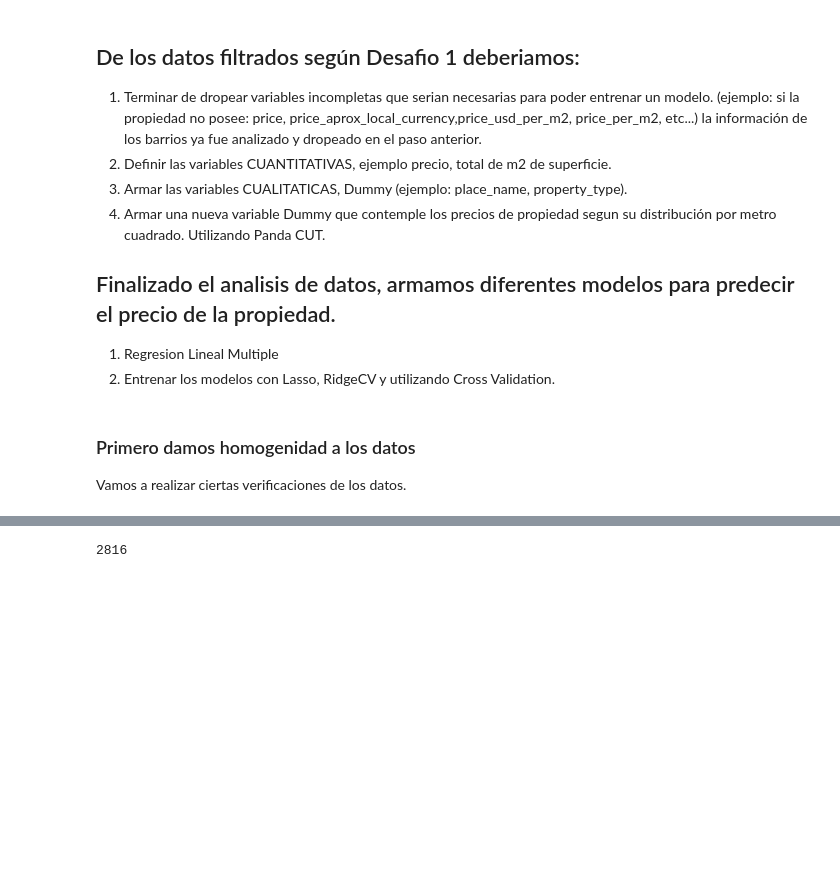
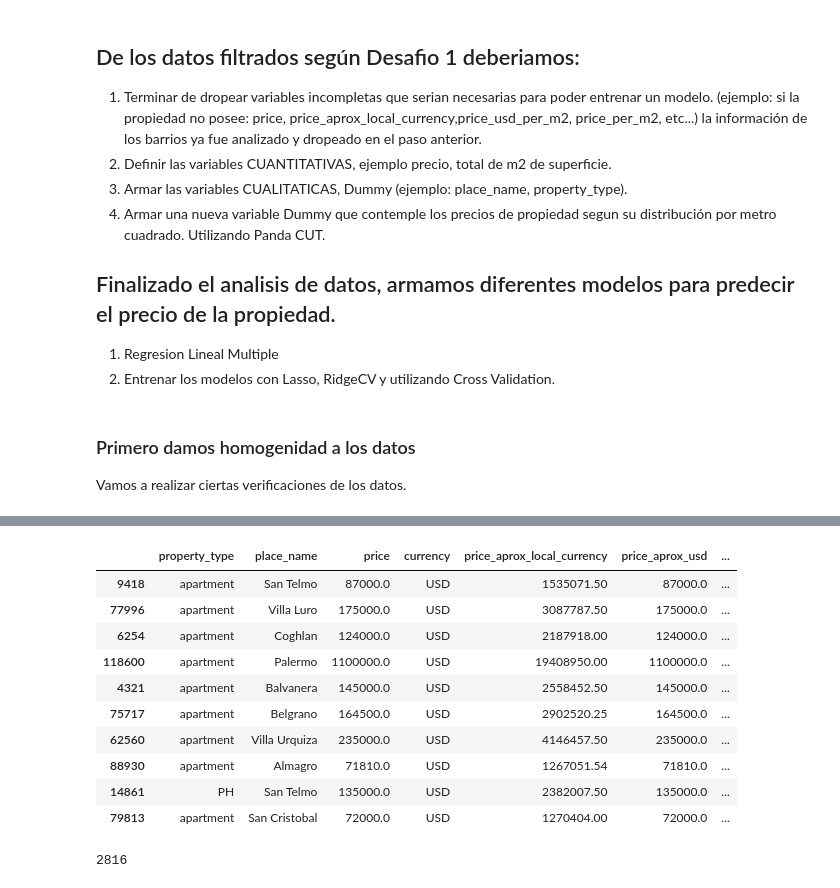
Before and after one commit to nachommm/Desafio2, a Jupyter notebook: desafio2-machine.learning.ipynb, the cells around one changed output, grey strips where cells are left out. Drawn from its saved outputs; the diff is of its cells as text; code cells hidden in the pictures; blank space fills up the shorter version.

```diff
--- a/desafio2-machine.learning.ipynb
+++ b/desafio2-machine.learning.ipynb
@@ -253,3 +265,21 @@ data_caba.head(50)
+# %%
+# Idem al punto anterior pero ahora de surface_total a surface_covered
+
+data_caba.price_usd_per_m2.fillna(data_caba.price_aprox_usd / data_caba.surface_total_in_m2, inplace=True)
+
+data_caba.sample(10)
+# %% [output]
+|  | property_type | place_name | price | currency | price_aprox_local_currency | price_aprox_usd | ... |
+| 9418 | apartment | San Telmo | 87000.0 | USD | 1535071.50 | 87000.0 | ... |
+| 77996 | apartment | Villa Luro | 175000.0 | USD | 3087787.50 | 175000.0 | ... |
+| 6254 | apartment | Coghlan | 124000.0 | USD | 2187918.00 | 124000.0 | ... |
+| 118600 | apartment | Palermo | 1100000.0 | USD | 19408950.00 | 1100000.0 | ... |
+| 4321 | apartment | Balvanera | 145000.0 | USD | 2558452.50 | 145000.0 | ... |
+| 75717 | apartment | Belgrano | 164500.0 | USD | 2902520.25 | 164500.0 | ... |
+| 62560 | apartment | Villa Urquiza | 235000.0 | USD | 4146457.50 | 235000.0 | ... |
+| 88930 | apartment | Almagro | 71810.0 | USD | 1267051.54 | 71810.0 | ... |
+| 14861 | PH | San Telmo | 135000.0 | USD | 2382007.50 | 135000.0 | ... |
+| 79813 | apartment | San Cristobal | 72000.0 | USD | 1270404.00 | 72000.0 | ... |
 # %%
 display(data_caba.floor.count())
 
```
Also changed, not shown: parts of 11 cells of this notebook.
